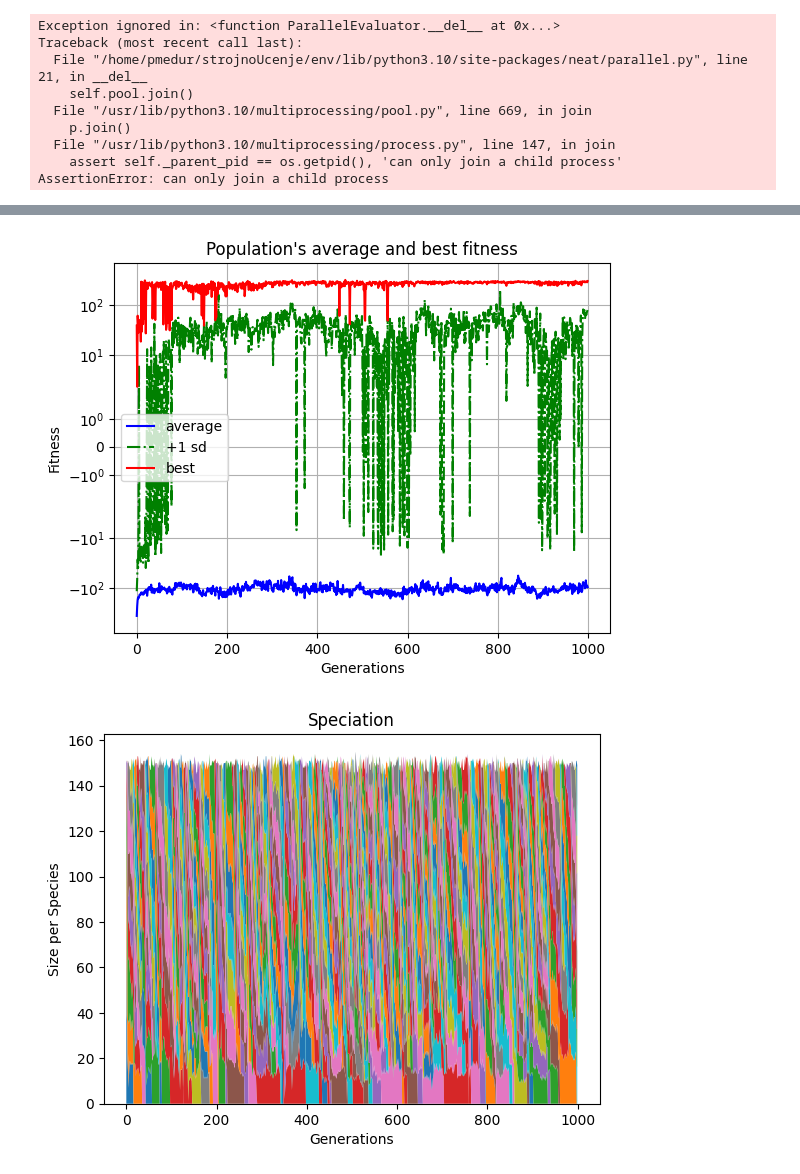
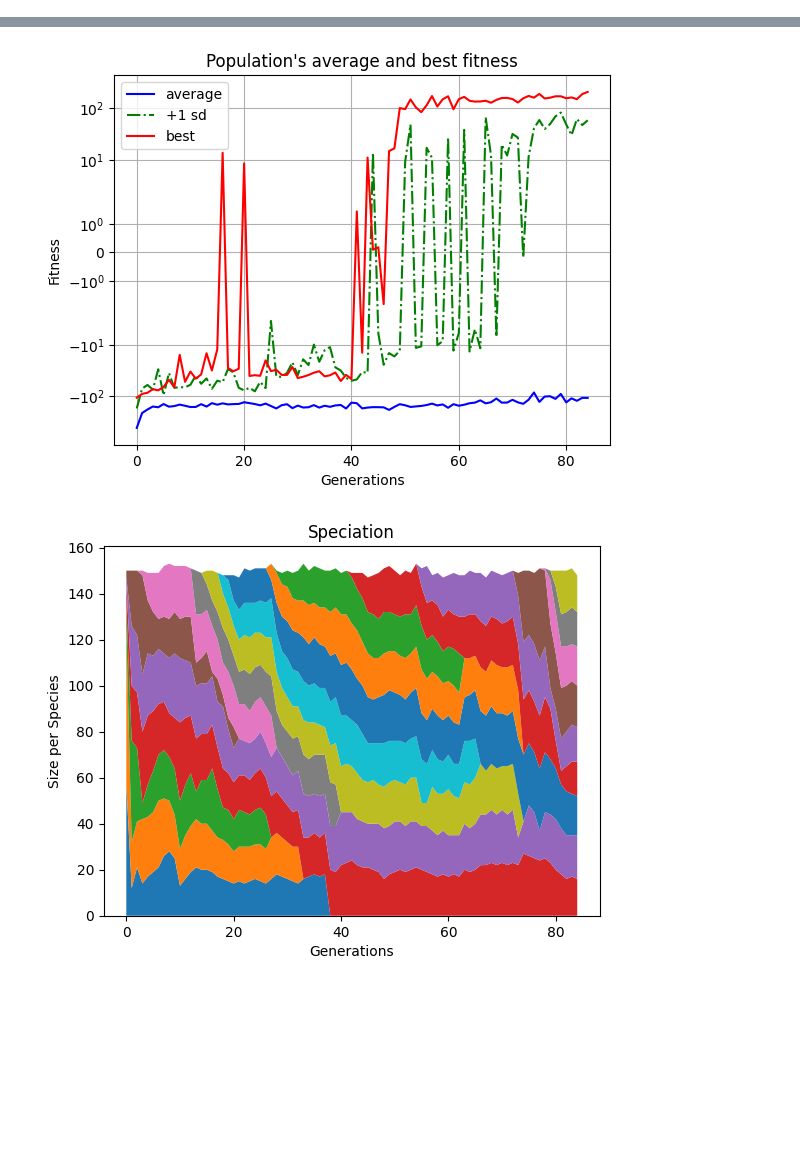
Before and after one commit to PMedur/NEAT-Python_OpenAI, a Jupyter notebook: LunarLander_NEAT.ipynb, the cells around one changed output, grey strips where cells are left out. Cells and saved outputs as stored; diff of their text form; code cells hidden in the pictures; blank space fills up the shorter version.

Commit message:
fixed lunar lander envierment

```diff
--- a/LunarLander_NEAT.ipynb
+++ b/LunarLander_NEAT.ipynb
@@ -45,11 +47,9 @@ import visualize
 import gym
 import numpy as np
 
-runs_per_net = 2
-
+runs_per_net = 10
 # Use the NN network phenotype and the discrete actuator force function.
 def eval_genome(genome, config):
-
     net = neat.nn.FeedForwardNetwork.create(genome, config)
 
     fitnesses = []
@@ -66,15 +66,15 @@ def eval_genome(genome, config):
 
             action = net.activate(observation)
             #print("ACTION: ", action, "\n")
-            action =  np.argmax(action)
-            #print("ACTION ARGMAX: ", action)
+            action =  action.index(max(action))
+            #print("ACTION ARGMAX: ", action , "\n")
             observation, reward, terminated, truncated, info = env.step(action)
             #print("REWARD: ", reward, "\n")
             fitness += reward
 
         fitnesses.append(fitness)
 
-    return np.max(fitnesses)
+    return np.mean(fitnesses)
 
 def eval_genomes(genomes, config):
     for genome_id, genome in genomes:
@@ -84,6 +84,7 @@ def eval_genomes(genomes, config):
 def run():
     # Load the config file, which is assumed to live in
     # the same directory as this script.
+
     local_dir = os.path.dirname('__file__')
     config_path = os.path.join(local_dir, 'LunarLander_config')
     config = neat.Config(neat.DefaultGenome, neat.DefaultReproduction,
@@ -96,7 +97,20 @@ def run():
     pop.add_reporter(neat.StdOutReporter(True))
 
     pe = neat.ParallelEvaluator(multiprocessing.cpu_count(), eval_genome)
-    winner = pop.run(pe.evaluate, 1000)
+
+    #saving checkpoints in a folder
+    checkpoint_folder = "LunarLander_checkpoints"
+    if not os.path.exists(checkpoint_folder):
+        os.makedirs(checkpoint_folder)
+
+    # Specify the path for checkpoints
+    checkpoint_path = os.path.join(checkpoint_folder, "checkpoint-")
+
+    # Create the Checkpointer with the desired configuration
+    checkpointer = neat.Checkpointer(10, filename_prefix=checkpoint_path)
+    pop.add_reporter(checkpointer)
+
+    winner = pop.run(pe.evaluate, 500)
 
     # Save the winner.
     with open('winner-LunarLander', 'wb') as f:
@@ -113,7 +127,6 @@ def run():
     #visualize.draw_net(config, winner, view=True, node_names=node_names,
     #                   filename="winner-feedforward-enabled-pruned.gv", prune_unused=True)
 
-
 if __name__ == '__main__':
     run()
 # %% [output]
@@ -200,9 +149,0 @@ Generation time: 1.033 sec (0.948 average)
-Exception ignored in: <function ParallelEvaluator.__del__ at 0x...>
-Traceback (most recent call last):
-  File "/home/pmedur/strojnoUcenje/env/lib/python3.10/site-packages/neat/parallel.py", line 21, in __del__
-    self.pool.join()
-  File "/usr/lib/python3.10/multiprocessing/pool.py", line 669, in join
-    p.join()
-  File "/usr/lib/python3.10/multiprocessing/process.py", line 147, in join
-    assert self._parent_pid == os.getpid(), 'can only join a child process'
-AssertionError: can only join a child process
@@ -226,5 +150,5 @@ Population of 146 members in 15 species:
-[figure, old version]
+[figure, new version]
-[figure, old version]
+[figure, new version]
 # %%
 import os
 import pickle
```
Also changed, not shown: parts of 3 cells of this notebook, 11 other files.
